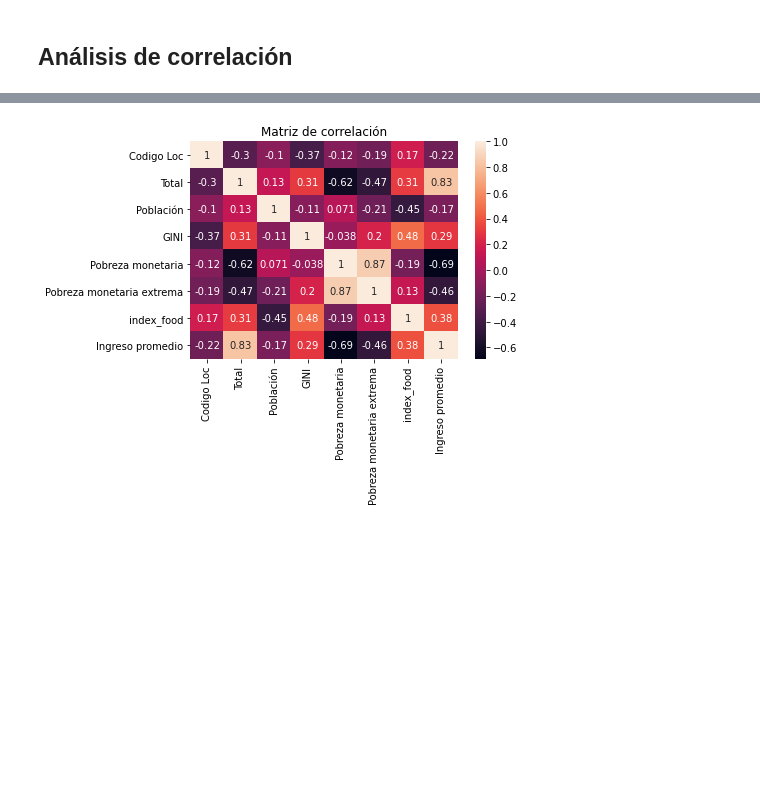
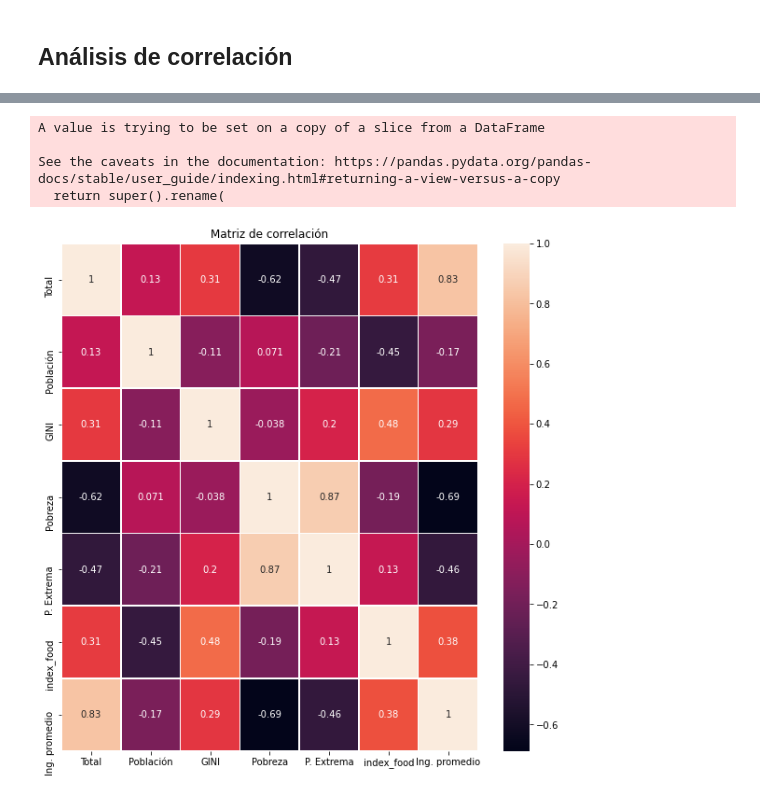
Before and after one commit to jdmayorga01/bogowelfare, a Jupyter notebook: Code/Análisis comida.ipynb, the cells around one changed output, grey strips where cells are left out. Cells and saved outputs as stored; diff of their text form; code cells hidden in the pictures; blank space fills up the shorter version.

```diff
--- a/Code/Análisis comida.ipynb
+++ b/Code/Análisis comida.ipynb
@@ -278,11 +278,22 @@ food_merge.corr()
 | Pobreza monetaria extrema | -0.194018 | -0.468107 | -0.212756 | 0.204572 | 0.867343 | 1.000000 | 0.131080 | ... |
 | index_food | 0.170076 | 0.311109 | -0.446093 | 0.476065 | -0.186319 | 0.131080 | 1.000000 | ... |
 | Ingreso promedio | -0.219355 | 0.826183 | -0.166788 | 0.288269 | -0.687835 | -0.457973 | 0.383430 | ... |
-# %%
-corrMatrix = food_merge.corr()
-x = sns.heatmap(corrMatrix, annot=True)
-plt.title("Matriz de correlación")
-plt.show()
-x.figure.savefig('Outputs/corr matrix.png')
-# %% [output]
-[figure, removed]
+# %%
+# hacemos un filtro de las variables de interés
+subsample = food_merge[["Total", "Población", "GINI", "Pobreza monetaria","Pobreza monetaria extrema", "index_food","Ingreso promedio"]]
+
+# Arreglamos el nombre de las variables para que se muestren en el gráfico final
+subsample.rename(columns = {"Pobreza monetaria":'Pobreza', "Pobreza monetaria extrema": "P. Extrema", "Ingreso promedio":"Ing. promedio"}, inplace = True)
+
+corrMatrix = subsample.corr()
+fig, ax = plt.subplots(figsize=(10,10)) # Tamaño del resultado
+x = sns.heatmap(corrMatrix, annot=True, linewidths=.5, ax=ax)
+plt.title("Matriz de correlación")
+plt.show()
+x.figure.savefig('Outputs/corr matrix.png')
+# %% [output]
+A value is trying to be set on a copy of a slice from a DataFrame
+
+See the caveats in the documentation: https://pandas.pydata.org/pandas-docs/stable/user_guide/indexing.html#returning-a-view-versus-a-copy
+  return super().rename(
+[figure, added]
```
